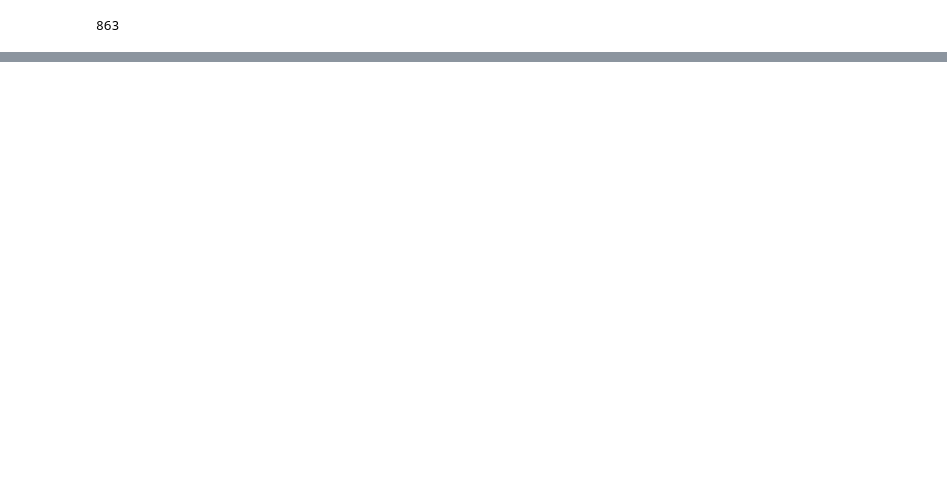
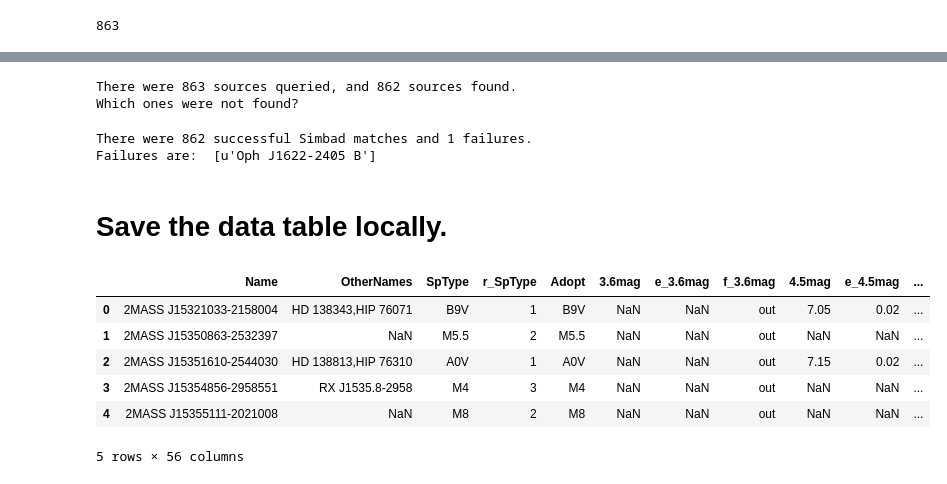
Before and after one commit to BrownDwarf/ApJdataFrames, a Jupyter notebook: notebooks/Luhman2012.ipynb, the cells around one changed output, grey strips where cells are left out. Saved outputs shown, nothing was run; the diff lists cells and outputs as text; code cells hidden in the pictures; blank space fills up the shorter version.

```diff
--- a/notebooks/Luhman2012.ipynb
+++ b/notebooks/Luhman2012.ipynb
@@ -39,0 +51,3 @@ len(tbl1)
+# %%
+query_list = tbl1["Name"].data.data
+result = customSimbad.query_objects(query_list, verbose=True)
@@ -39,0 +64,63 @@ len(tbl1)
+# %%
+print "There were {} sources queried, and {} sources found.".format(len(query_list), len(result))
+if len(query_list) == len(result):
+    print "Hooray!  Everything matched"
+else:
+    print "Which ones were not found?"
+# %% [output]
+There were 863 sources queried, and 862 sources found.
+Which ones were not found?
+# %%
+def add_input_column_to_simbad_result(self, input_list, verbose=False):
+    """
+    Adds 'INPUT' column to the result of a Simbad query
+
+    Parameters
+    ----------
+    object_names : sequence of strs
+            names of objects from most recent query
+    verbose : boolean, optional
+        When `True`, verbose output is printed
+
+    Returns
+    -------
+    table : `~astropy.table.Table`
+        Query results table
+    """
+    error_string = self.last_parsed_result.error_raw
+    fails = []
+
+    for error in error_string.split("\n"):
+        start_loc = error.rfind(":")+2
+        fail = error[start_loc:]
+        fails.append(fail)
+
+    successes = [s for s in input_list if s not in fails]
+    if verbose:
+        out_message = "There were {} successful Simbad matches and {} failures."
+        print out_message.format(len(successes), len(fails))
+
+    self.last_parsed_result.table["INPUT"] = successes
+
+    return self.last_parsed_result.table
+# %%
+result_fix = add_input_column_to_simbad_result(customSimbad, query_list, verbose=True)
+# %% [output]
+There were 862 successful Simbad matches and 1 failures.
+Failures are:  [u'Oph J1622-2405 B']
+# %%
+tbl1_pd = tbl1.to_pandas()
+result_pd = result_fix.to_pandas()
+tbl1_plusSimbad = pd.merge(tbl1_pd, result_pd, how="left", left_on="Name", right_on="INPUT")
+# %% [markdown]
+# Save the data table locally.
+# %%
+tbl1_plusSimbad.head()
+# %% [output]
+|  | Name | OtherNames | SpType | r_SpType | Adopt | 3.6mag | e_3.6mag | f_3.6mag | 4.5mag | e_4.5mag | ... |
+| 0 | 2MASS J15321033-2158004 | HD 138343,HIP 76071 | B9V | 1 | B9V | NaN | NaN | out | 7.05 | 0.02 | ... |
+| 1 | 2MASS J15350863-2532397 | NaN | M5.5 | 2 | M5.5 | NaN | NaN | out | NaN | NaN | ... |
+| 2 | 2MASS J15351610-2544030 | HD 138813,HIP 76310 | A0V | 1 | A0V | NaN | NaN | out | 7.15 | 0.02 | ... |
+| 3 | 2MASS J15354856-2958551 | RX J1535.8-2958 | M4 | 3 | M4 | NaN | NaN | out | NaN | NaN | ... |
+| 4 | 2MASS J15355111-2021008 | NaN | M8 | 2 | M8 | NaN | NaN | out | NaN | NaN | ... |
+5 rows × 56 columns
```
Also changed, not shown: parts of 8 cells of this notebook, 17 other files.
